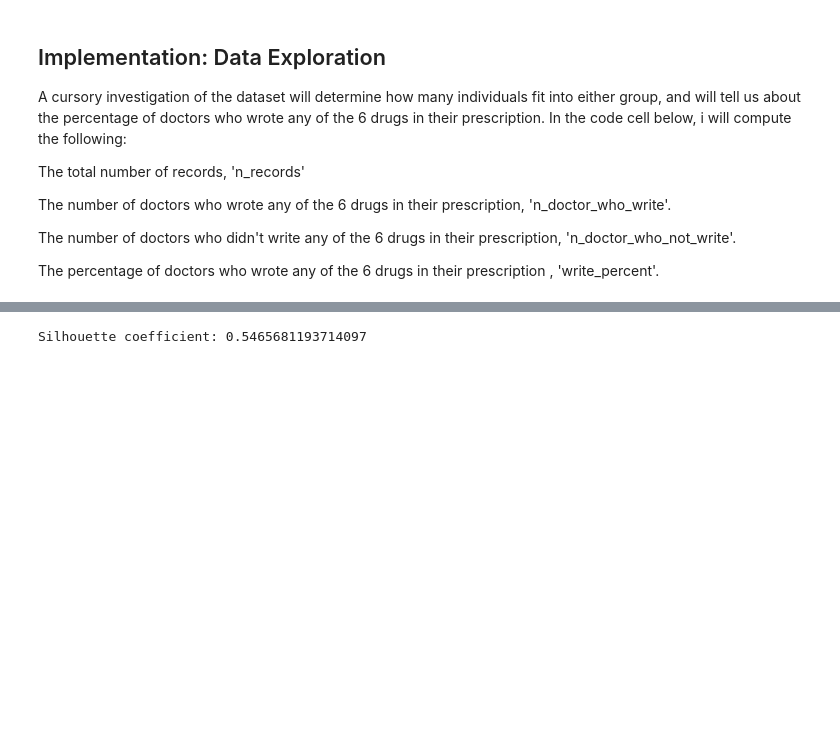
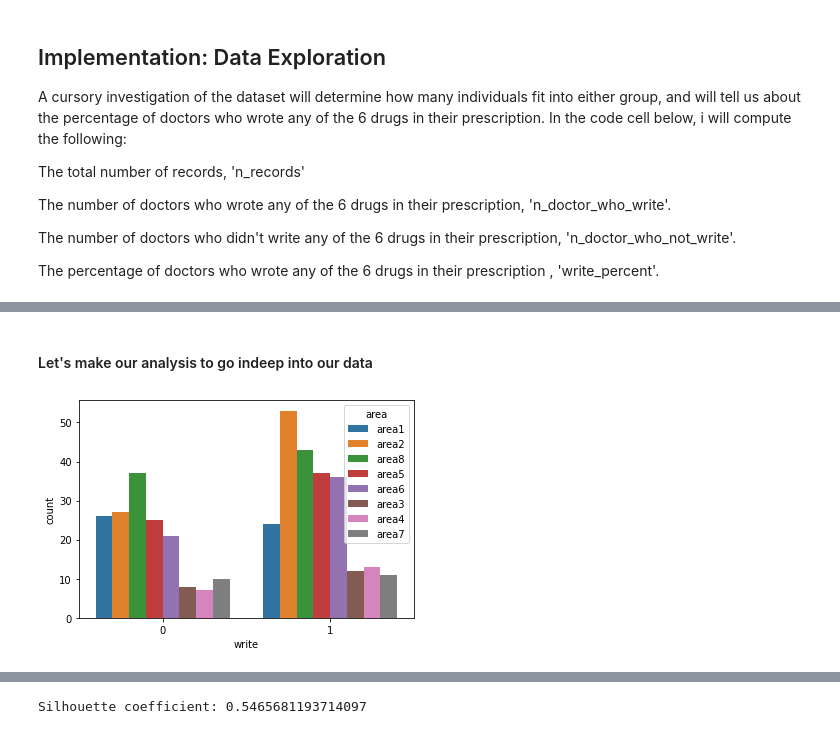
Before and after one commit to MahmoudTag/Depi-Project, a Jupyter notebook: Medical Representative_Final.ipynb, the cells around one changed output, grey strips where cells are left out. Saved outputs shown, nothing was run; the diff lists cells and outputs as text; code cells hidden in the pictures; blank space fills up the shorter version.

```diff
--- a/Medical Representative_Final.ipynb
+++ b/Medical Representative_Final.ipynb
@@ -854,0 +303,7 @@ plt.show()
+# %% [markdown]
+#### Let's make our analysis to go indeep into our data
+# %%
+#find a relationship between feature "area" and if the doctor write
+sb.countplot(data=data,x='write',hue="area");
+# %% [output]
+[figure, added]
```
Also changed, not shown: parts of 130 cells of this notebook.
